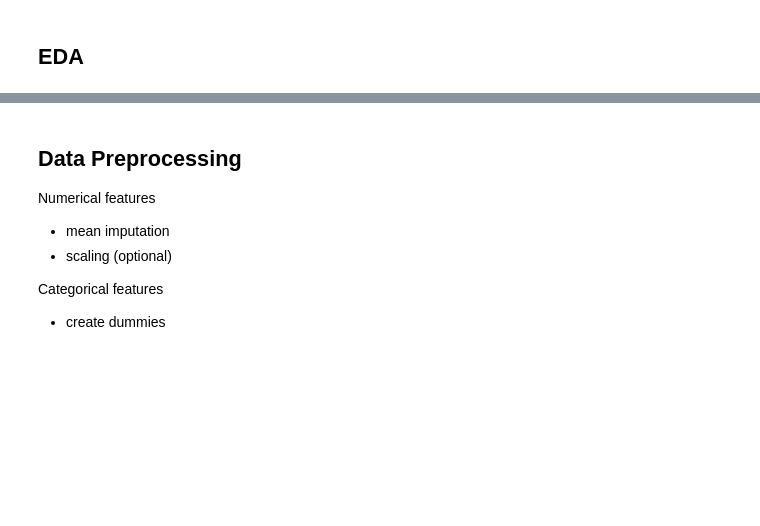
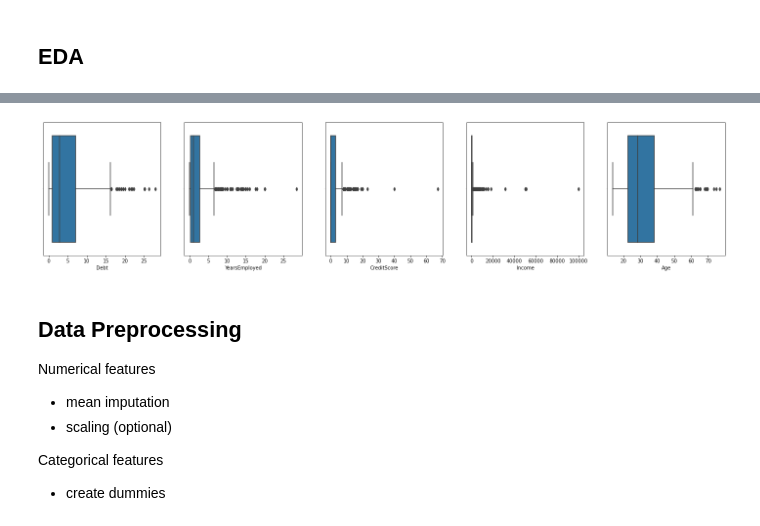
Before and after one commit to tawiwut-cha/datacamp_projects, a Jupyter notebook: creditcards_approval/notebook_TC.ipynb, the cells around one changed output, grey strips where cells are left out. Drawn from its saved outputs; the diff is of its cells as text; code cells hidden in the pictures; blank space fills up the shorter version.

```diff
--- a/creditcards_approval/notebook_TC.ipynb
+++ b/creditcards_approval/notebook_TC.ipynb
@@ -139,10 +139,3 @@ First five values ['00202', '00043', '00280', '00100', '00120']
 
 (ApprovalStatus) unique values:
 ['+', '-']
-# %%
-# look for outliers in numerical features
-# boxplots
-fig, ax = plt.subplots(1, len(FEATURES_NUM), figsize=(20,5))
-for i in range(len(FEATURES_NUM)):
-    _ = sns.boxplot(ax=ax[i], data=df, x=FEATURES_NUM[i])
-plt.show()
@@ -185,11 +176,14 @@ None
 # %%
 # change age to numeric
 df['Age'] = pd.to_numeric(df['Age'])
+# edit list of features
+features_cat.remove('Age')
+features_num.append('Age')
 # replace null numeric values with mean
 # consider using imputer in our pipeline later
 # %%
 # drop rows with incomplete categorical features input
-df.dropna(axis=0, subset=FEATURES_CAT, inplace=True)
+df.dropna(axis=0, subset=features_cat, inplace=True)
 print(df.info())
 # %% [output]
 <class 'pandas.core.frame.DataFrame'>
@@ -211,3 +205,9 @@ memory usage: 86.7+ KB
 None
 # %% [markdown]
 ## EDA
+# %%
+# Approval status by each category
+for i in features_cat:
+    print('ApprovalStatus count by ({})'.format(i))
+    print(df.groupby([i,'ApprovalStatus'])['ApprovalStatus'].count())
+    print()
@@ -214,3 +232,12 @@ None
+# %%
+# Look for outliers in numerical features
+# boxplots
+fig, ax = plt.subplots(1, len(features_num), figsize=(len(features_num)*5,5))
+for i in range(len(features_num)):
+    _ = sns.boxplot(ax=ax[i], data=df, x=features_num[i])
+plt.show()
+# %% [output]
+[figure, added]
 # %% [markdown]
 ## Data Preprocessing
 Numerical features<br>
```
Also changed, not shown: parts of 5 cells of this notebook.
